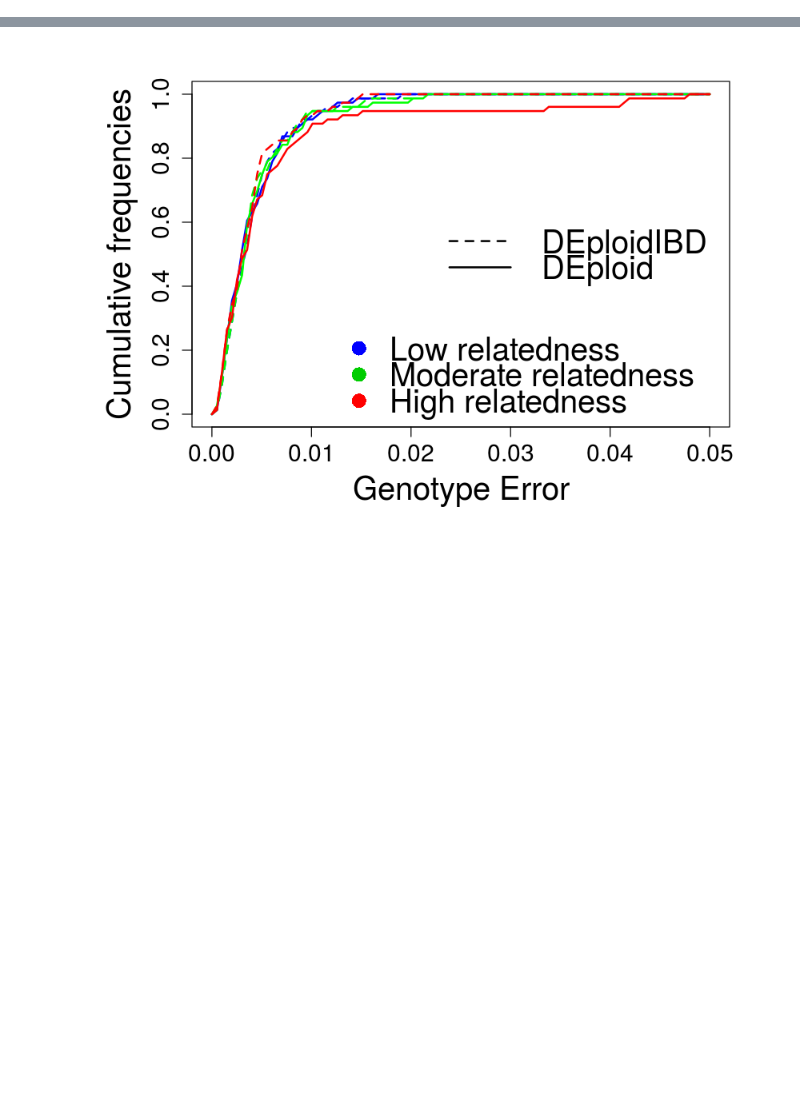
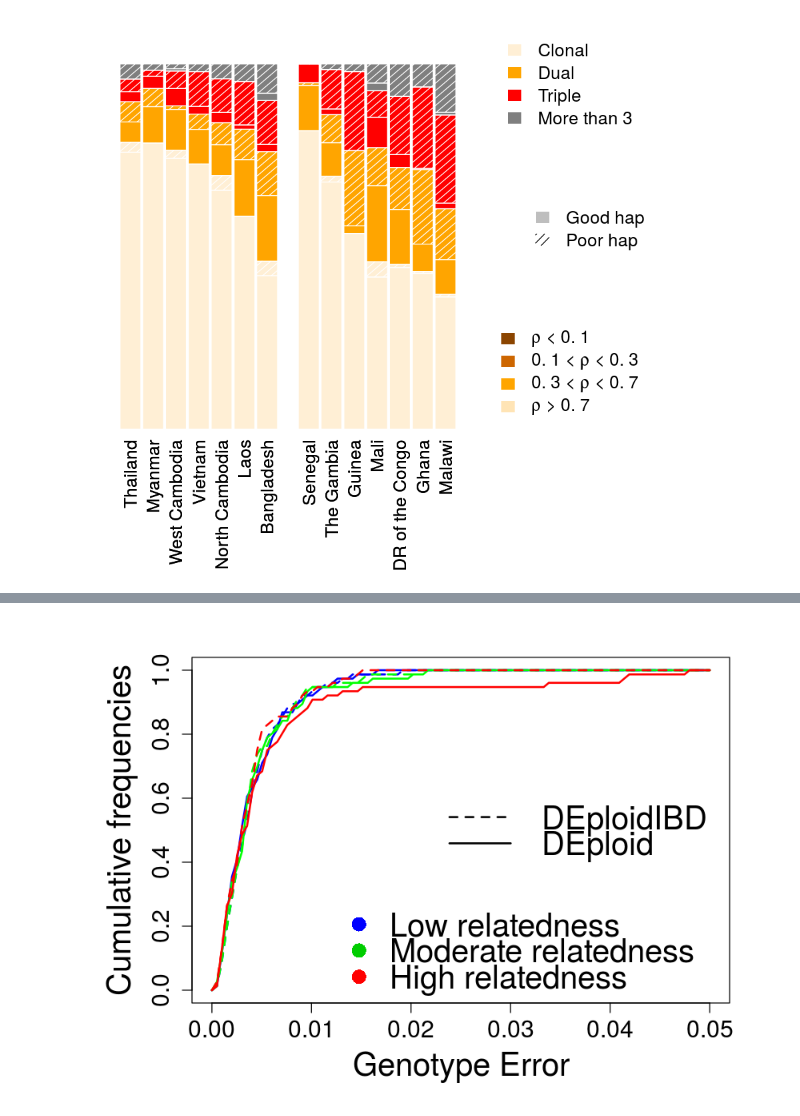
Before and after one commit to elifesciences-publications/mixedIBD-Supplement, a Jupyter notebook: supplement_how_things_were_done.ipynb, the cells around one changed output, grey strips where cells are left out. Saved outputs shown, nothing was run; the diff lists cells and outputs as text; code cells hidden in the pictures; blank space fills up the shorter version.

```diff
--- a/supplement_how_things_were_done.ipynb
+++ b/supplement_how_things_were_done.ipynb
@@ -197,0 +85,56 @@ Rates of genotype error are also similar for the two approaches in settings of l
+# %%
+tab<-array(0, c(length(pops), 4));
+tab.all<-array(0, c(length(pops), 4));
+tab.ct<-array(0, c(length(pops), 4));
+tab.ct.good<-array(0, c(length(pops), 4));
+
+tab.seperated <-array(0, c(length(pops), 8)); # count the good and bad haplotypes separately
+
+for (i in 1:length(pops)) {
+	tmp<-new.data[new.data$Pop == pops[i],];
+	tab[i,]<-c(mean(tmp$Est_K==1), mean(tmp$Est_K==2), mean(tmp$Est_K==3), mean(tmp$Est_K==4));
+        tab.all[i,]<-c(length(tmp$Est_K==1), length(tmp$Est_K==2), length(tmp$Est_K==3), length(tmp$Est_K==4));
+        tab.ct[i,]<-c(sum(tmp$Est_K==1), sum(tmp$Est_K==2), sum(tmp$Est_K==3), sum(tmp$Est_K==4));
+        tmp = tmp[!tmp$ID %in% discard.samples,]
+        tab.ct.good[i,]<-c(sum(tmp$Est_K==1), sum(tmp$Est_K==2), sum(tmp$Est_K==3), sum(tmp$Est_K==4));
+        tab.seperated[i,] = as.numeric(rbind(tab.ct.good[i,],tab.ct[i,]-tab.ct.good[i,])/tab.all[i,])
+}
+c1<-which(cont.label==1);
+c2<-which(cont.label==2);
+oo<-c(c1[order(tab[c1,1], decreasing=T)], c2[order(tab[c2,1], decreasing=T)]);
+#oo<-c(c1[order(tab[c1,1], decreasing=T)], c2[order(tab[c2,1], decreasing=T)]);
+
+        par(mfrow=c(1,2));
+sp<-c(rep(0.1, length(c1)), 1, rep(0.1, length(c2)-1));
+
+par(mar = c(14, 1, 1, 0))
+layout(matrix(c(1,1,2), 1, 3, byrow = TRUE))
+v<-barplot(t(tab[oo,]),
+	names=gsub("_", " ", pops[oo]),
+	cex.names=2, las=2, yaxt="n",
+	col=c("papayawhip", "orange", "red", "grey50"),
+	ylim=c(0,1.1),
+	border=NA,
+	space=sp
+);
+
+barplot(t(tab.seperated[oo,]),
+	names=gsub("_", " ", pops[oo]),
+	cex.names=2, las=2, yaxt="n",
+	col="white",
+	ylim=c(0,1.1),
+	border= "white",
+	space=sp,
+        angle=40, density=c(0,15),
+        add = T
+);
+
+plot(0,0,type="n", xlab="", ylab="", xaxt="n", yaxt="n", xlim=c(0,10), ylim=c(0,10), bty="n");
+legend("top", legend=c("Clonal", "Dual", "Triple", "More than 3"), fill=c("papayawhip", "orange", "red", "grey50"),
+	bty="n", border=NA, cex = 2);
+legend("right", legend=c("Good hap", "Poor hap"), fill=c("gray", "black"),
+           density=c(NA, 15), bty="n", border=NA, cex = 2);
+legend("bottom", legend=c(TeX("$\\rho$ < 0.1"), TeX("0.1 < $\\rho$ < 0.3"), TeX("0.3 < $\\rho$ < 0.7"), TeX("$\\rho$ > 0.7")), fill=c("darkorange4", "darkorange3", "orange", "moccasin"),
+	bty="n", border=NA, cex = 2);
+# %% [output]
+[figure, added]
```
Also changed, not shown: parts of 53 cells of this notebook, 3 other files.
